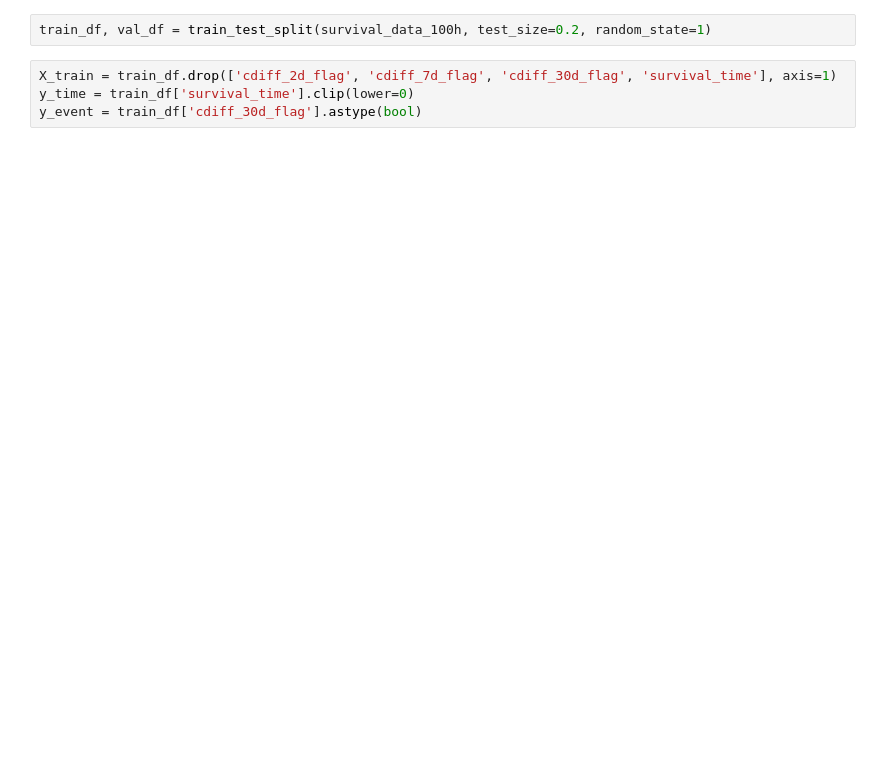
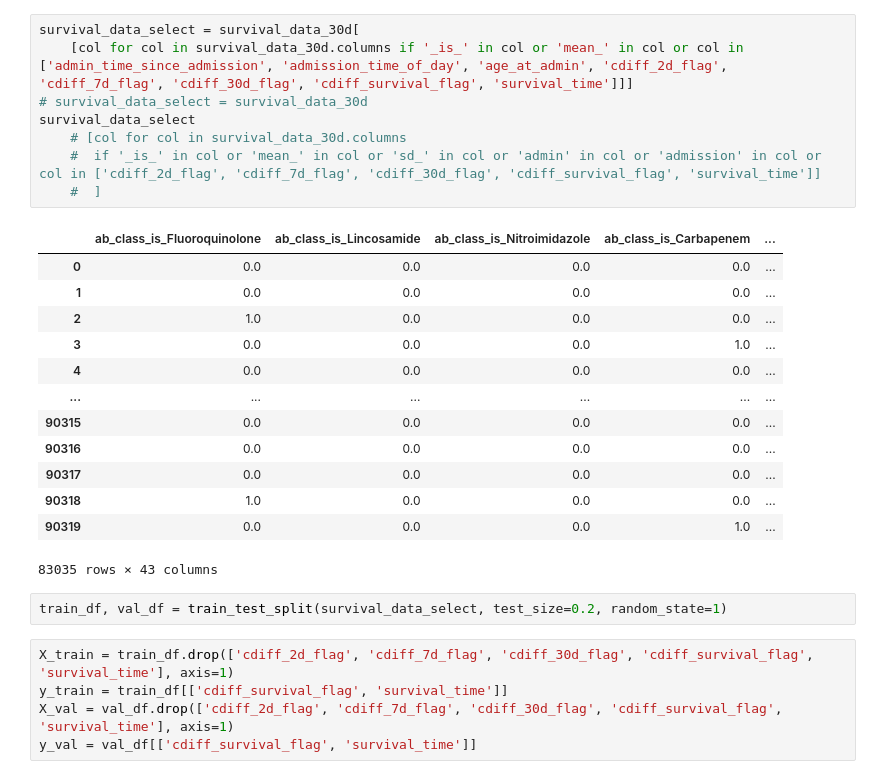
Before and after one commit to aszatrowski/predicting-cdiff, a Jupyter notebook: survival_analysis.ipynb, the cells around one changed output. Drawn from its saved outputs; the diff is of its cells as text; blank space fills up the shorter version.

```diff
--- a/survival_analysis.ipynb
+++ b/survival_analysis.ipynb
@@ -20,8 +44,31 @@ survival_data_100h.shape
+# %%
+survival_data_select = survival_data_30d[
+    [col for col in survival_data_30d.columns if '_is_' in col or 'mean_' in col or col in ['admin_time_since_admission', 'admission_time_of_day', 'age_at_admin', 'cdiff_2d_flag', 'cdiff_7d_flag', 'cdiff_30d_flag', 'cdiff_survival_flag', 'survival_time']]]
+# survival_data_select = survival_data_30d
+survival_data_select
+    # [col for col in survival_data_30d.columns
+    #  if '_is_' in col or 'mean_' in col or 'sd_' in col or 'admin' in col or 'admission' in col or col in ['cdiff_2d_flag', 'cdiff_7d_flag', 'cdiff_30d_flag', 'cdiff_survival_flag', 'survival_time']]
+    #  ]
+# %% [output]
+|  | ab_class_is_Fluoroquinolone | ab_class_is_Lincosamide | ab_class_is_Nitroimidazole | ab_class_is_Carbapenem | ... |
+| 0 | 0.0 | 0.0 | 0.0 | 0.0 | ... |
+| 1 | 0.0 | 0.0 | 0.0 | 0.0 | ... |
+| 2 | 1.0 | 0.0 | 0.0 | 0.0 | ... |
+| 3 | 0.0 | 0.0 | 0.0 | 1.0 | ... |
+| 4 | 0.0 | 0.0 | 0.0 | 0.0 | ... |
+| ... | ... | ... | ... | ... | ... |
+| 90315 | 0.0 | 0.0 | 0.0 | 0.0 | ... |
+| 90316 | 0.0 | 0.0 | 0.0 | 0.0 | ... |
+| 90317 | 0.0 | 0.0 | 0.0 | 0.0 | ... |
+| 90318 | 1.0 | 0.0 | 0.0 | 0.0 | ... |
+| 90319 | 0.0 | 0.0 | 0.0 | 1.0 | ... |
+83035 rows × 43 columns
 # %%
-train_df, val_df = train_test_split(survival_data_100h, test_size=0.2, random_state=1)
+train_df, val_df = train_test_split(survival_data_select, test_size=0.2, random_state=1)
 # %%
-X_train = train_df.drop(['cdiff_2d_flag', 'cdiff_7d_flag', 'cdiff_30d_flag', 'survival_time'], axis=1)
-y_time = train_df['survival_time'].clip(lower=0)
-y_event = train_df['cdiff_30d_flag'].astype(bool)
+X_train = train_df.drop(['cdiff_2d_flag', 'cdiff_7d_flag', 'cdiff_30d_flag', 'cdiff_survival_flag', 'survival_time'], axis=1)
+y_train = train_df[['cdiff_survival_flag', 'survival_time']]
+X_val = val_df.drop(['cdiff_2d_flag', 'cdiff_7d_flag', 'cdiff_30d_flag', 'cdiff_survival_flag', 'survival_time'], axis=1)
+y_val = val_df[['cdiff_survival_flag', 'survival_time']]
 # %%
 time, survival_prob, conf_int = kaplan_meier_estimator(
```
Also changed, not shown: parts of 18 cells of this notebook.
